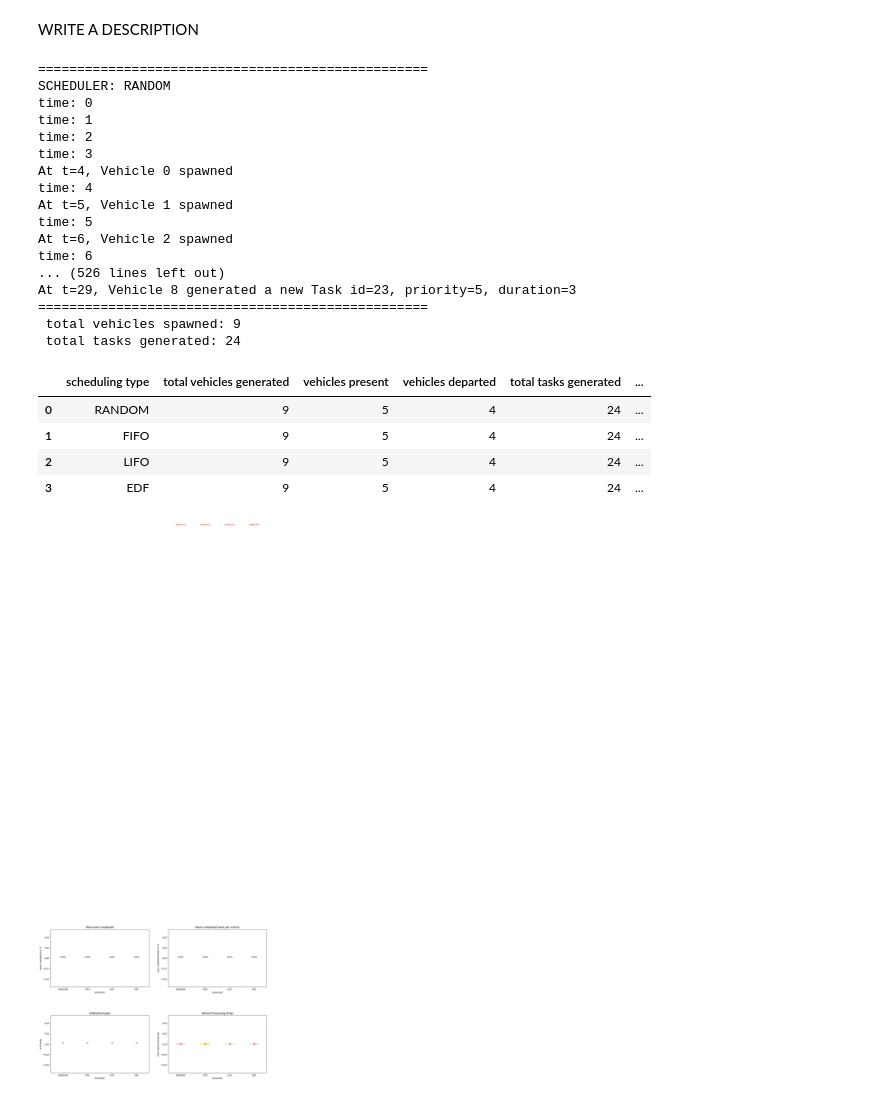
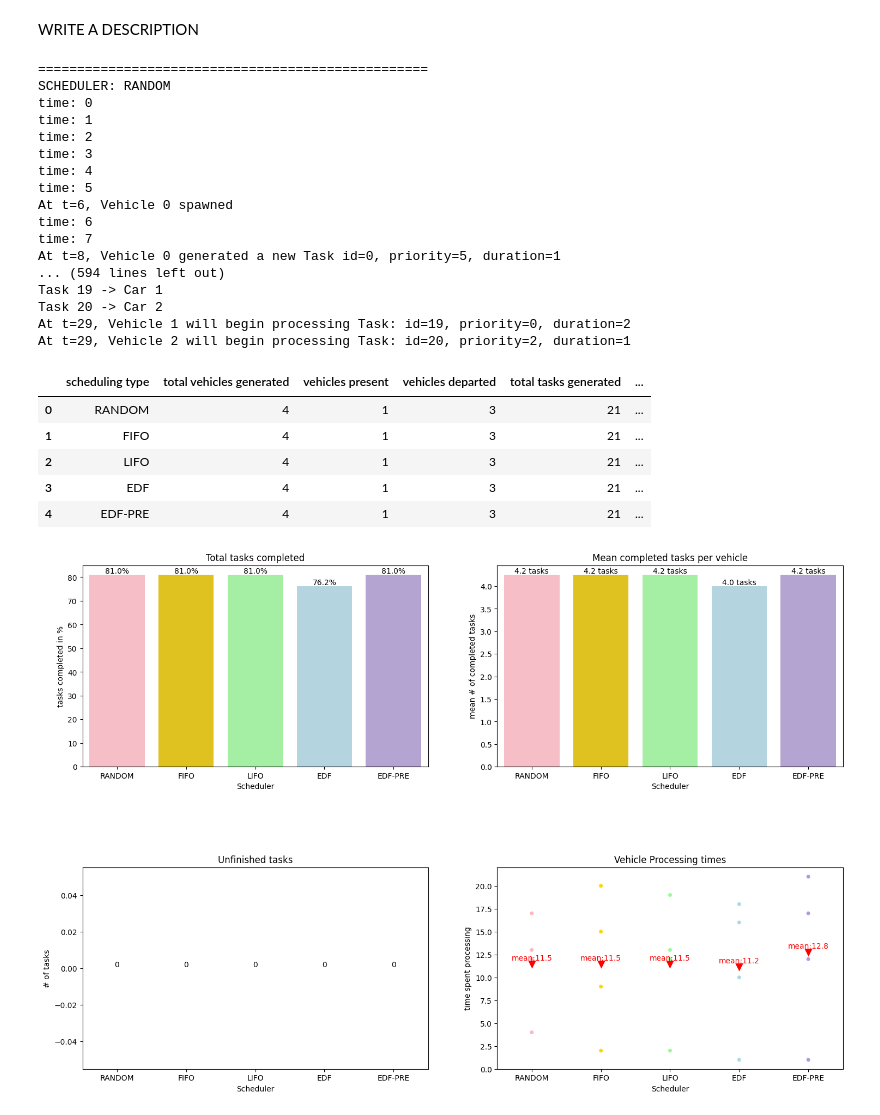
Before and after one commit to ank-ai/virtual_edge, a Jupyter notebook: code/SimPy/(4)newSchedulerSimpy.ipynb, the cells around one changed output. Drawn from its saved outputs; the diff is of its cells as text; code cells hidden in the pictures.

```diff
--- a/code/SimPy/(4)newSchedulerSimpy.ipynb
+++ b/code/SimPy/(4)newSchedulerSimpy.ipynb
@@ -283,7 +321,7 @@ def run_sim(sim_seed, scheduling_type, poisson_vehicles, poisson_tasks, poisson_
    #dataframe for swarmplot
    exploded_data = simulation_data.explode('vehicle processing times').reset_index(drop=True)[['scheduling type', 'vehicle processing times']]
 # %%
-run_sim(sim_seed = 42, scheduling_type = ['RANDOM', 'FIFO', 'LIFO', 'EDF'], poisson_vehicles = 3, poisson_tasks = 5, poisson_dwell_time = 15, sim_end_time = 30, generate = True)
+run_sim(sim_seed = 42, scheduling_type = ['RANDOM', 'FIFO', 'LIFO', 'EDF', 'EDF-PRE'], poisson_vehicles = 6, poisson_tasks = 2, poisson_dwell_time = 15, sim_end_time = 30)
 display(simulation_data)
 # %% [output]
 ==================================================
@@ -292,26 +330,27 @@ time: 0
 time: 1
 time: 2
 time: 3
-At t=4, Vehicle 0 spawned
 time: 4
-At t=5, Vehicle 1 spawned
 time: 5
-At t=6, Vehicle 2 spawned
+At t=6, Vehicle 0 spawned
 time: 6
-... (526 lines left out)
-At t=29, Vehicle 8 generated a new Task id=23, priority=5, duration=3
-==================================================
- total vehicles spawned: 9
- total tasks generated: 24
+time: 7
+At t=8, Vehicle 0 generated a new Task id=0, priority=5, duration=1
+... (594 lines left out)
+Task 19 -> Car 1
+Task 20 -> Car 2
+At t=29, Vehicle 1 will begin processing Task: id=19, priority=0, duration=2
+At t=29, Vehicle 2 will begin processing Task: id=20, priority=2, duration=1
 |  | scheduling type | total vehicles generated | vehicles present | vehicles departed | total tasks generated | ... |
-| 0 | RANDOM | 9 | 5 | 4 | 24 | ... |
-| 1 | FIFO | 9 | 5 | 4 | 24 | ... |
-| 2 | LIFO | 9 | 5 | 4 | 24 | ... |
-| 3 | EDF | 9 | 5 | 4 | 24 | ... |
+| 0 | RANDOM | 4 | 1 | 3 | 21 | ... |
+| 1 | FIFO | 4 | 1 | 3 | 21 | ... |
+| 2 | LIFO | 4 | 1 | 3 | 21 | ... |
+| 3 | EDF | 4 | 1 | 3 | 21 | ... |
+| 4 | EDF-PRE | 4 | 1 | 3 | 21 | ... |
 # %%
-scheduling_type = ['RANDOM', 'FIFO', 'LIFO', 'EDF']
+scheduling_type = ['RANDOM', 'FIFO', 'LIFO', 'EDF', 'EDF-PRE']
 
-pastel_colors = ['#FFB6C1', '#FFD700', '#98FB98', '#ADD8E6']
+pastel_colors = ['#FFB6C1', '#FFD700', '#98FB98', '#ADD8E6', '#B19CD9']
 
 # Create subplots
 fig, axes = plt.subplots(2, 2, figsize=(18, 12))
@@ -328,35 +367,35 @@ axes[0, 0].set_ylabel('tasks completed in %')
 sns.barplot(x=scheduling_type, y=simulation_data['avg. tasks completed per vehicle'], ax=axes[0, 1], hue= scheduling_type, palette=pastel_colors)
 axes[0, 1].set_title('Mean completed tasks per vehicle')
 axes[0, 1].set_xlabel('Scheduler')
-axes[0, 1].set_ylabel('avg. completed tasks in %')
+axes[0, 1].set_ylabel('mean # of completed tasks')
 
 # Plot 3
 sns.barplot(x=scheduling_type, y=simulation_data['incomplete tasks'], ax=axes[1, 0], hue= scheduling_type, palette=pastel_colors)
 axes[1, 0].set_title('Unfinished tasks')
 axes[1, 0].set_xlabel('Scheduler')
 axes[1, 0].set_ylabel('# of tasks')
 
 # plot 4
 sns.swarmplot(data=exploded_data, x='scheduling type', y='vehicle processing times', ax=axes[1, 1], hue= exploded_data['scheduling type'], palette=pastel_colors)
 axes[1,1].set_title('Vehicle Processing times')
 axes[1,1].set_xlabel('Scheduler')
 axes[1,1].set_ylabel('time spent processing')
 
 #labeling the plots
 for index, value in enumerate(simulation_data['total tasks completed percentage']):
     axes[0, 0].text(index, value, f"{round(value,1)}%", ha='center', va='bottom')
 
 for index, value in enumerate(simulation_data['avg. tasks completed per vehicle']):
-    axes[0, 1].text(index, value,f"{round(value,1)}%", ha='center', va='bottom')
+    axes[0, 1].text(index, value,f"{round(value,1)} tasks", ha='center', va='bottom')
 
 for index, value in enumerate(simulation_data['incomplete tasks']):
     axes[1, 0].text(index, value, str(value), ha='center', va='bottom')
 
 sns.pointplot(data= simulation_data, x='scheduling type', y='mean vehicle processing times', color='red', markers='v', linestyle='none')
 
 for i, row in simulation_data.iterrows():
     plt.text(i, row['mean vehicle processing times'] + 1, f'mean:{row["mean vehicle processing times"]:.1f}', color='red', ha="center", va = "top")
 
 plt.show()
 # %% [output]
-[figure, old version]
+[figure, new version]
```
Also changed, not shown: parts of 6 cells of this notebook, 1 other file.
